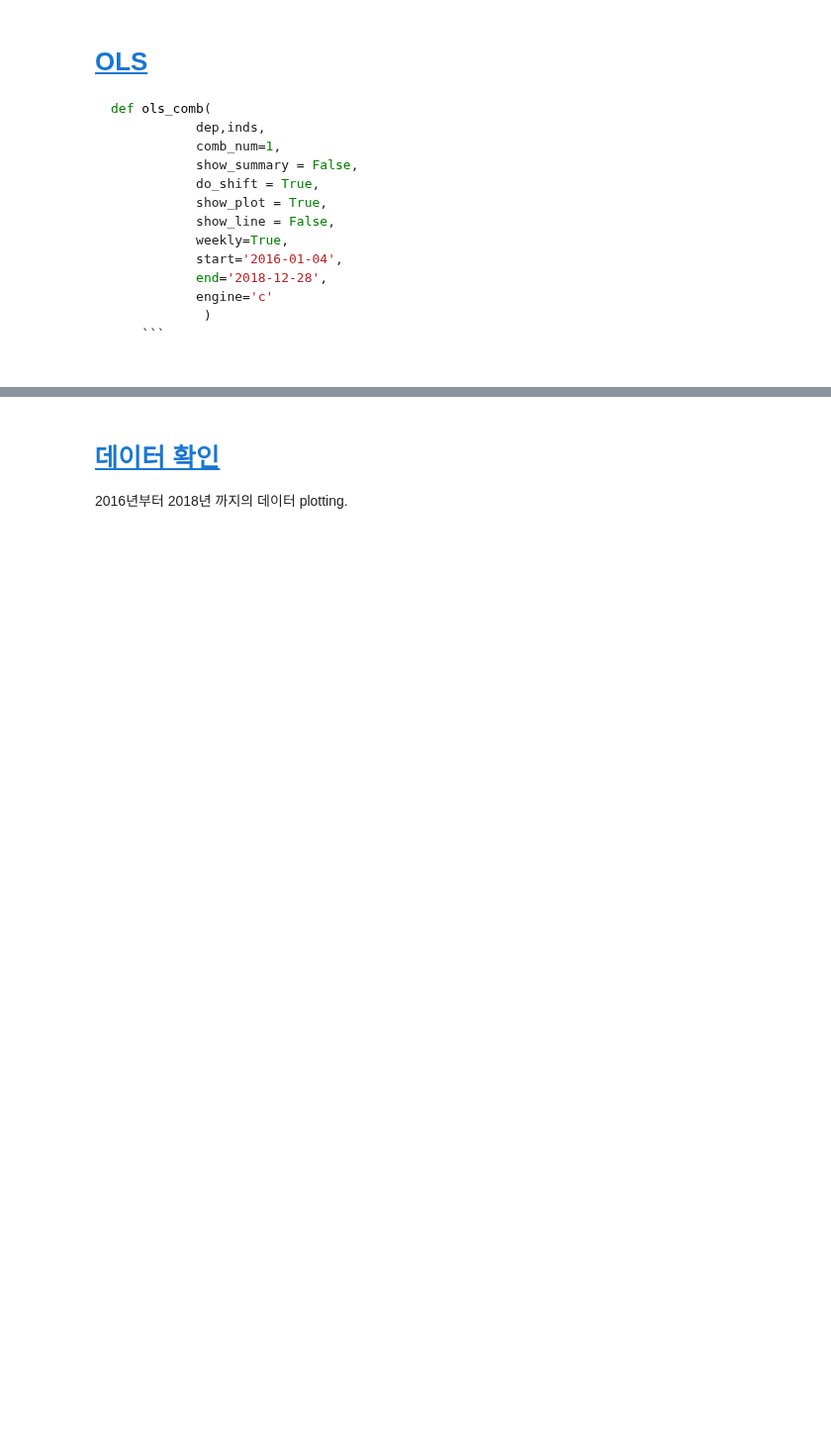
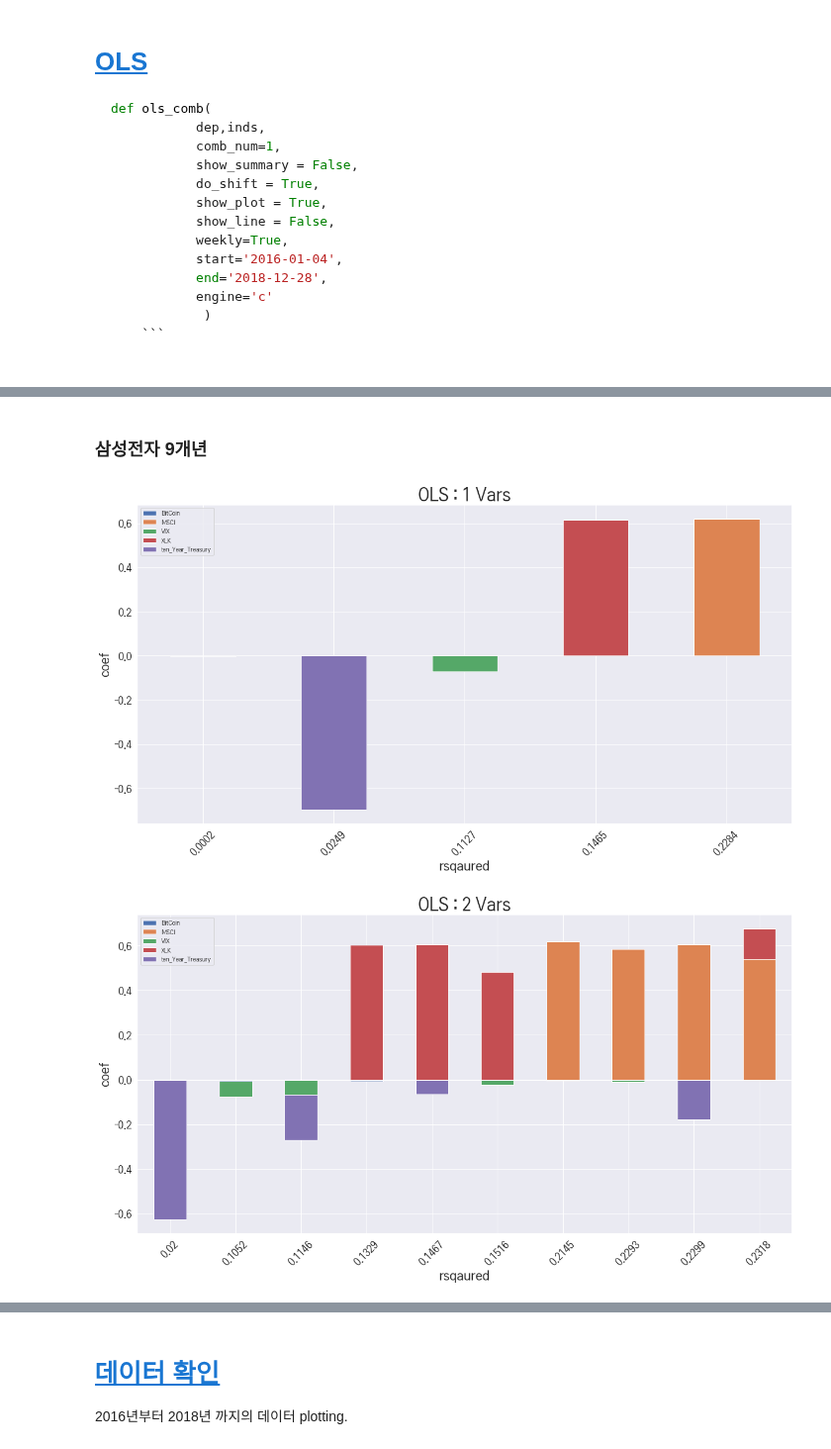
Before and after one commit to kooBH/FinanceServer, a Jupyter notebook: Doc.ipynb, the cells around one changed output, grey strips where cells are left out. Shown at 99% size. Saved outputs shown, nothing was run; the diff lists cells and outputs as text; code cells hidden in the pictures; blank space fills up the shorter version.

```diff
--- a/Doc.ipynb
+++ b/Doc.ipynb
@@ -103,15 +138,11 @@ an.ols_comb(comb_num=1,dep='Samsung_Electronics',inds=stan_US,weekly=True,show_s
+# %% [markdown]
+### 삼성전자 9개년
 # %%
-an.ols_comb(comb_num=1,dep='Samsung_Electronics',inds=stan_US,weekly=True,show_summary=False,show_plot=True)
-an.ols_comb(comb_num=1,dep='Samsung_Electronics',inds=stan_US,weekly=True,show_summary=False,show_plot=True,start="2010-01-04")
-
-an.ols_comb(comb_num=2,dep='Samsung_Electronics',inds=stan_US,weekly=True,show_summary=False,show_plot=True)
-an.ols_comb(comb_num=2,dep='Samsung_Electronics',inds=stan_US,weekly=True,show_summary=False,show_plot=True,start="2010-01-04")
-
-an.ols_comb(comb_num=3,dep='Samsung_Electronics',inds=stan_US,weekly=True,show_summary=False,show_plot=True)
-an.ols_comb(comb_num=3,dep='Samsung_Electronics',inds=stan_US,weekly=True,show_summary=False,show_plot=True,start="2010-01-04")
-
-an.ols_comb(comb_num=4,dep='Samsung_Electronics',inds=stan_US,weekly=True,show_summary=False,show_plot=True)
-an.ols_comb(comb_num=4,dep='Samsung_Electronics',inds=stan_US,weekly=True,show_summary=False,show_plot=True,start="2010-01-04")
-
-an.ols_comb(comb_num=5,dep='Samsung_Electronics',inds=stan_US,weekly=True,show_summary=False,show_plot=True)
-an.ols_comb(comb_num=5,dep='Samsung_Electronics',inds=stan_US,weekly=True,show_summary=False,show_plot=True,start="2010-01-04")
+an.ols_comb(comb_num=1,dep='Samsung_Electronics',inds=stan_US,weekly=True,show_summary=False,show_plot=True,start='2010-01-04', engine='python')
+an.ols_comb(comb_num=2,dep='Samsung_Electronics',inds=stan_US,weekly=True,show_summary=False,show_plot=True,start='2010-01-04',engine='python')
+an.ols_comb(comb_num=3,dep='Samsung_Electronics',inds=stan_US,weekly=True,show_summary=False,show_plot=True,start='2010-01-04',engine='python')
+an.ols_comb(comb_num=4,dep='Samsung_Electronics',inds=stan_US,weekly=True,show_summary=False,show_plot=True,start='2010-01-04',engine='python')
+an.ols_comb(comb_num=5,dep='Samsung_Electronics',inds=stan_US,weekly=True,show_summary=False,show_plot=True,start='2010-01-04',engine='python')
+# %% [output]
+[figure, added]
+[figure, added]
```
Also changed, not shown: parts of 18 cells of this notebook, 1 other file.
